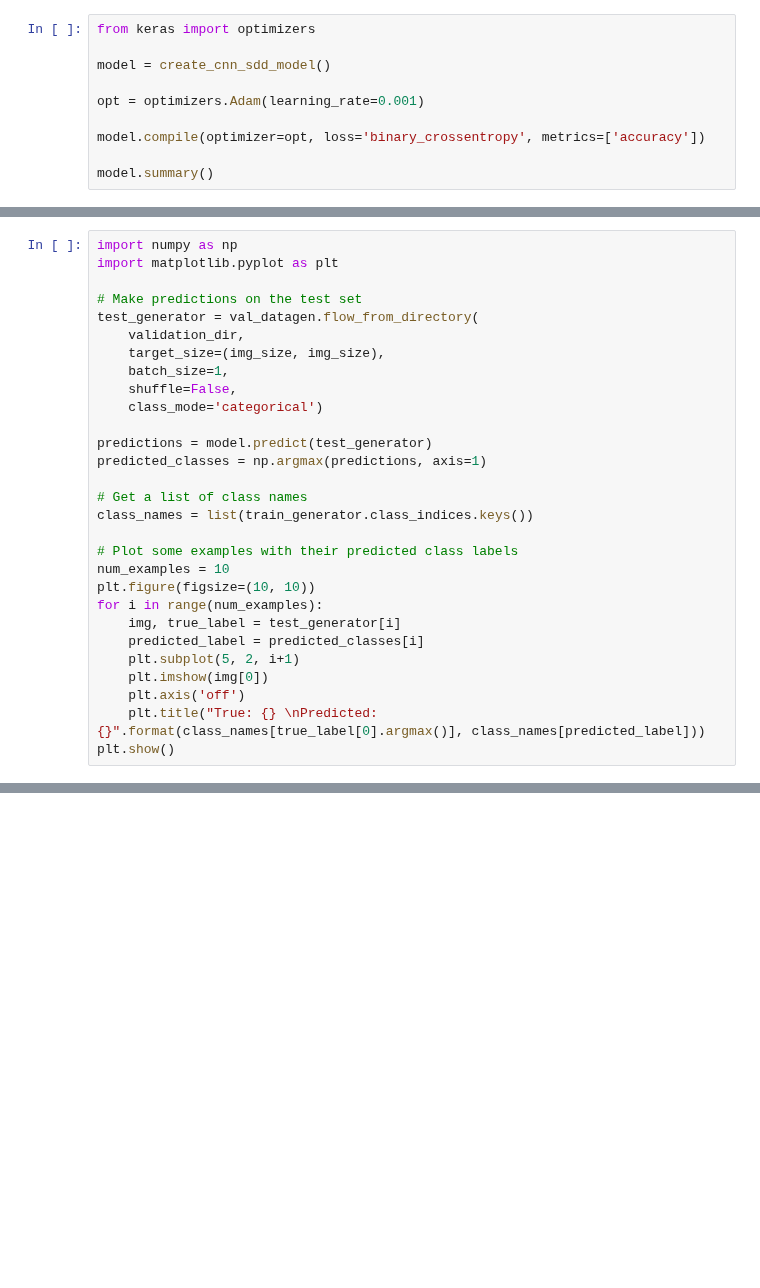
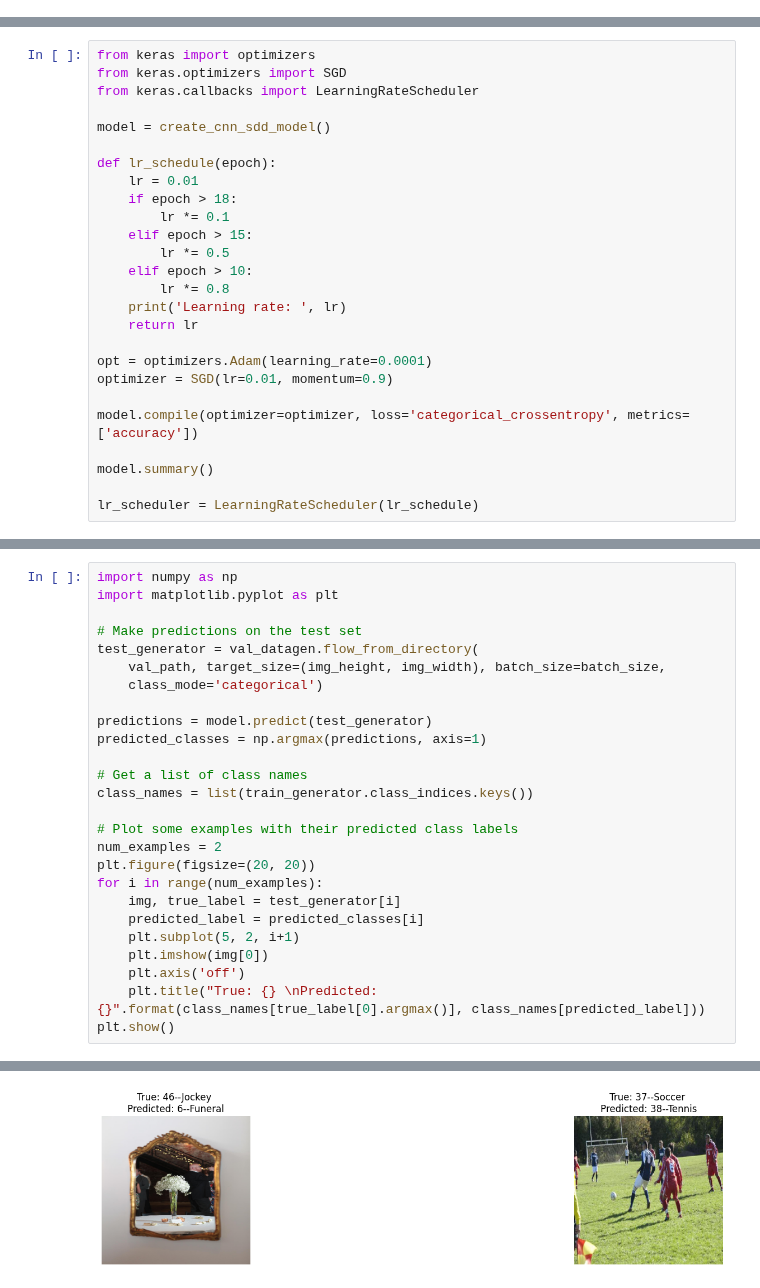
Before and after one commit to MadeByParker/FaceCCTV, a Jupyter notebook: AI/face_detection/model.ipynb, the cells around one changed output, grey strips where cells are left out. Cells and saved outputs as stored; diff of their text form; blank space fills up the shorter version.

Commit message:
models

```diff
--- a/AI/face_detection/model.ipynb
+++ b/AI/face_detection/model.ipynb
@@ -38,10 +0,0 @@ def create_cnn_sdd_model(input_shape=(224, 224, 3), num_classes=61):
-# %%
-from keras import optimizers
-
-model = create_cnn_sdd_model()
-
-opt = optimizers.Adam(learning_rate=0.001)
-
-model.compile(optimizer=opt, loss='binary_crossentropy', metrics=['accuracy'])
-
-model.summary()
@@ -79,0 +310,26 @@ test_datagen = ImageDataGenerator(rescale=1./255)
+# %%
+from keras import optimizers
+from keras.optimizers import SGD
+from keras.callbacks import LearningRateScheduler
+
+model = create_cnn_sdd_model()
+
+def lr_schedule(epoch):
+    lr = 0.01
+    if epoch > 18:
+        lr *= 0.1
+    elif epoch > 15:
+        lr *= 0.5
+    elif epoch > 10:
+        lr *= 0.8
+    print('Learning rate: ', lr)
+    return lr
+
+opt = optimizers.Adam(learning_rate=0.0001)
+optimizer = SGD(lr=0.01, momentum=0.9)
+
+model.compile(optimizer=optimizer, loss='categorical_crossentropy', metrics=['accuracy'])
+
+model.summary()
+
+lr_scheduler = LearningRateScheduler(lr_schedule)
@@ -197,10 +461,7 @@ import matplotlib.pyplot as plt
 
 # Make predictions on the test set
 test_generator = val_datagen.flow_from_directory(
-    validation_dir,
-    target_size=(img_size, img_size),
-    batch_size=1,
-    shuffle=False,
+    val_path, target_size=(img_height, img_width), batch_size=batch_size,
     class_mode='categorical')
 
 predictions = model.predict(test_generator)
@@ -210,8 +471,8 @@ predicted_classes = np.argmax(predictions, axis=1)
 class_names = list(train_generator.class_indices.keys())
 
 # Plot some examples with their predicted class labels
-num_examples = 10
-plt.figure(figsize=(10, 10))
+num_examples = 2
+plt.figure(figsize=(20, 20))
 for i in range(num_examples):
     img, true_label = test_generator[i]
     predicted_label = predicted_classes[i]
@@ -220,3 +481,4 @@ for i in range(num_examples):
     plt.axis('off')
     plt.title("True: {} \nPredicted: {}".format(class_names[true_label[0].argmax()], class_names[predicted_label]))
 plt.show()
+# %% [output]
@@ -223,3 +487,4 @@ plt.show()
+[figure, added]
 # %%
 from keras.models import load_model
 import cv2
```
Also changed, not shown: parts of 18 cells of this notebook, 1 other file.
